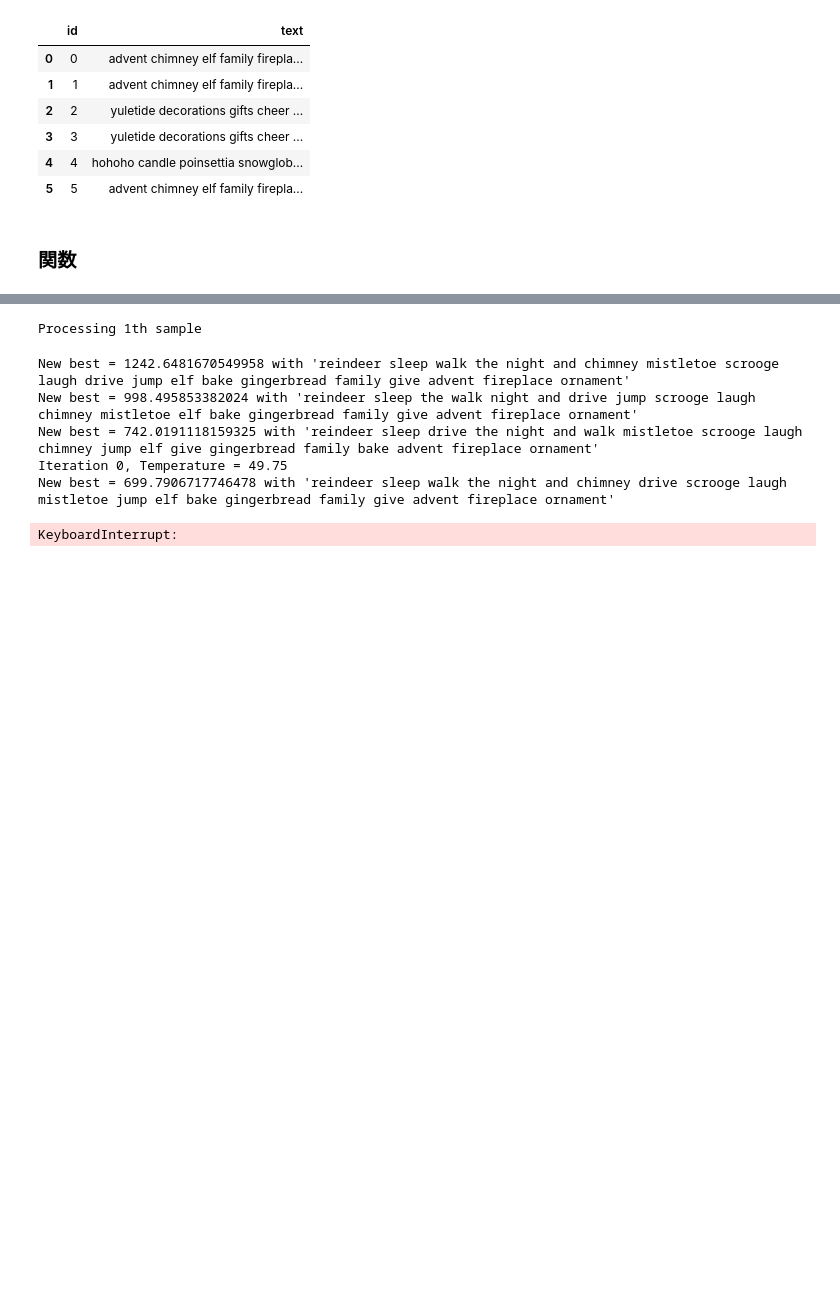
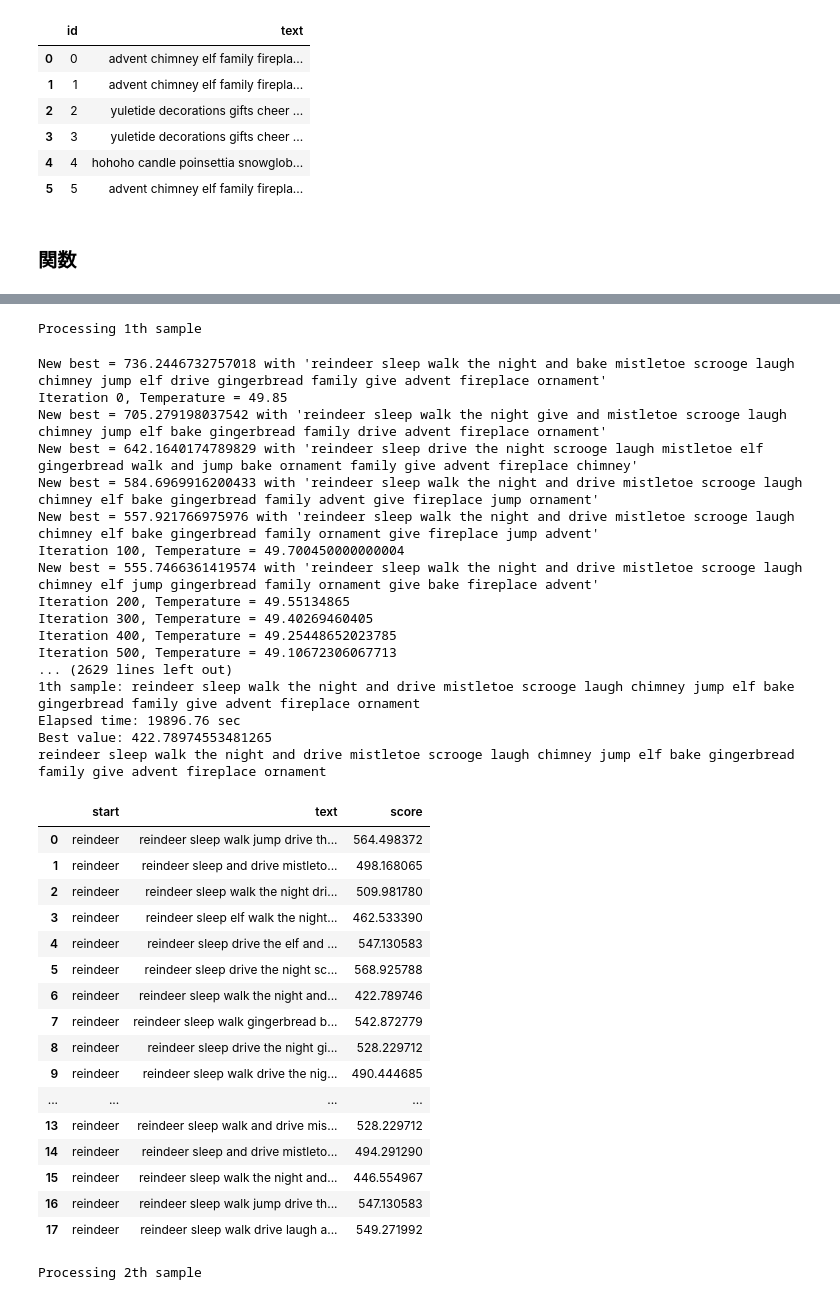
Before and after one commit to shun2741/santa2024, a Jupyter notebook: notebook/ex_005.ipynb, the cells around one changed output, grey strips where cells are left out. Saved outputs shown, nothing was run; the diff lists cells and outputs as text; code cells hidden in the pictures; blank space fills up the shorter version.

```diff
--- a/notebook/ex_005.ipynb
+++ b/notebook/ex_005.ipynb
@@ -200,25 +199,54 @@ Some parameters are on the meta device because they were offloaded to the cpu.
 # %%
 for i in [1, 2]:
 
     print(f"Processing {i}th sample")
     best_sequence, best_value, solutions_df = search_optimal_permutation(
         id=i,
         scorer=scorer,
-        max_iterations=2**17,
+        max_iterations=2**18,
         BATCH_SIZE=256
     )
 
     print(best_sequence)
     sub_df.loc[i, "best_value"] = best_value
     sub_df.loc[i, "text"] = best_sequence
 
     display(solutions_df)
     solutions_df.to_csv(f"{path}/out/solutions_{i}_{ex_num}.csv", index=False, header=True)
 # %% [output]
 Processing 1th sample
-New best = 1242.6481670549958 with 'reindeer sleep walk the night and chimney mistletoe scrooge laugh drive jump elf bake gingerbread family give advent fireplace ornament'
-New best = 998.495853382024 with 'reindeer sleep the walk night and drive jump scrooge laugh chimney mistletoe elf bake gingerbread family give advent fireplace ornament'
-New best = 742.0191118159325 with 'reindeer sleep drive the night and walk mistletoe scrooge laugh chimney jump elf give gingerbread family bake advent fireplace ornament'
-Iteration 0, Temperature = 49.75
-New best = 699.7906717746478 with 'reindeer sleep walk the night and chimney drive scrooge laugh mistletoe jump elf bake gingerbread family give advent fireplace ornament'
+New best = 736.2446732757018 with 'reindeer sleep walk the night and bake mistletoe scrooge laugh chimney jump elf drive gingerbread family give advent fireplace ornament'
+Iteration 0, Temperature = 49.85
+New best = 705.279198037542 with 'reindeer sleep walk the night give and mistletoe scrooge laugh chimney jump elf bake gingerbread family drive advent fireplace ornament'
+New best = 642.1640174789829 with 'reindeer sleep drive the night scrooge laugh mistletoe elf gingerbread walk and jump bake ornament family give advent fireplace chimney'
+New best = 584.6969916200433 with 'reindeer sleep walk the night and drive mistletoe scrooge laugh chimney elf bake gingerbread family advent give fireplace jump ornament'
+New best = 557.921766975976 with 'reindeer sleep walk the night and drive mistletoe scrooge laugh chimney elf bake gingerbread family ornament give fireplace jump advent'
+Iteration 100, Temperature = 49.700450000000004
+New best = 555.7466361419574 with 'reindeer sleep walk the night and drive mistletoe scrooge laugh chimney elf jump gingerbread family ornament give bake fireplace advent'
+Iteration 200, Temperature = 49.55134865
+Iteration 300, Temperature = 49.40269460405
+Iteration 400, Temperature = 49.25448652023785
+Iteration 500, Temperature = 49.10672306067713
+... (2629 lines left out)
+1th sample: reindeer sleep walk the night and drive mistletoe scrooge laugh chimney jump elf bake gingerbread family give advent fireplace ornament
+Elapsed time: 19896.76 sec
+Best value: 422.78974553481265
+reindeer sleep walk the night and drive mistletoe scrooge laugh chimney jump elf bake gingerbread family give advent fireplace ornament
+|  | start | text | score |
+| 0 | reindeer | reindeer sleep walk jump drive th... | 564.498372 |
+| 1 | reindeer | reindeer sleep and drive mistleto... | 498.168065 |
+| 2 | reindeer | reindeer sleep walk the night dri... | 509.981780 |
+| 3 | reindeer | reindeer sleep elf walk the night... | 462.533390 |
+| 4 | reindeer | reindeer sleep drive the elf and ... | 547.130583 |
+| 5 | reindeer | reindeer sleep drive the night sc... | 568.925788 |
+| 6 | reindeer | reindeer sleep walk the night and... | 422.789746 |
+| 7 | reindeer | reindeer sleep walk gingerbread b... | 542.872779 |
+| 8 | reindeer | reindeer sleep drive the night gi... | 528.229712 |
+| 9 | reindeer | reindeer sleep walk drive the nig... | 490.444685 |
+| ... | ... | ... | ... |
+| 13 | reindeer | reindeer sleep walk and drive mis... | 528.229712 |
+| 14 | reindeer | reindeer sleep and drive mistleto... | 494.291290 |
+| 15 | reindeer | reindeer sleep walk the night and... | 446.554967 |
+| 16 | reindeer | reindeer sleep walk jump drive th... | 547.130583 |
+| 17 | reindeer | reindeer sleep walk drive laugh a... | 549.271992 |
-KeyboardInterrupt:
+Processing 2th sample
```
Also changed, not shown: parts of 6 cells of this notebook, 1 other file.
